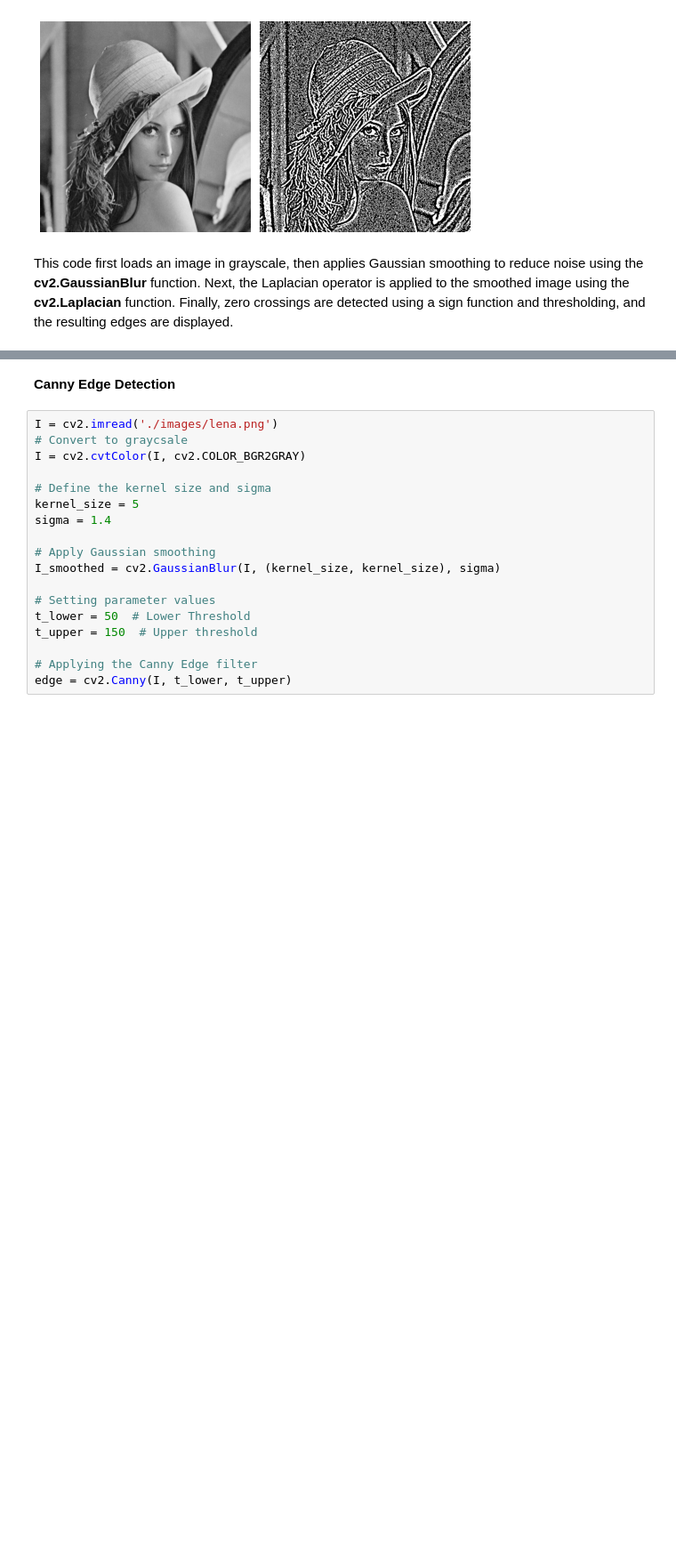
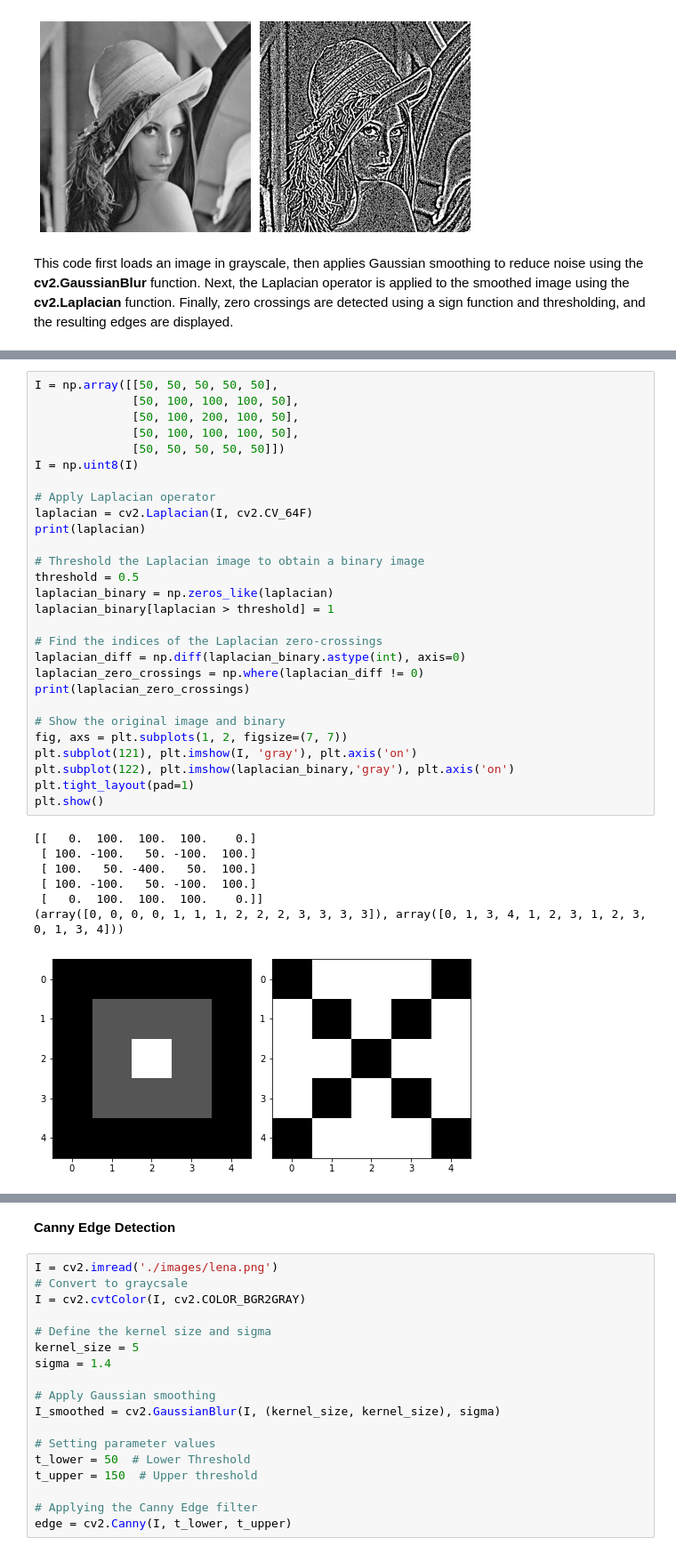
Before and after one commit to myconcordia/COMP478, a Jupyter notebook: EdgeDetection.ipynb, the cells around one changed output, grey strips where cells are left out. Shown at 89% size. Drawn from its saved outputs; the diff is of its cells as text; blank space fills up the shorter version.

```diff
--- a/EdgeDetection.ipynb
+++ b/EdgeDetection.ipynb
@@ -871,0 +935,36 @@ This code first loads an image in grayscale, then applies Gaussian smoothing to
+# %%
+I = np.array([[50, 50, 50, 50, 50],
+              [50, 100, 100, 100, 50],
+              [50, 100, 200, 100, 50],
+              [50, 100, 100, 100, 50],
+              [50, 50, 50, 50, 50]])
+I = np.uint8(I)
+
+# Apply Laplacian operator
+laplacian = cv2.Laplacian(I, cv2.CV_64F)
+print(laplacian)
+
+# Threshold the Laplacian image to obtain a binary image
+threshold = 0.5
+laplacian_binary = np.zeros_like(laplacian)
+laplacian_binary[laplacian > threshold] = 1
+
+# Find the indices of the Laplacian zero-crossings
+laplacian_diff = np.diff(laplacian_binary.astype(int), axis=0)
+laplacian_zero_crossings = np.where(laplacian_diff != 0)
+print(laplacian_zero_crossings)
+
+# Show the original image and binary
+fig, axs = plt.subplots(1, 2, figsize=(7, 7))
+plt.subplot(121), plt.imshow(I, 'gray'), plt.axis('on')
+plt.subplot(122), plt.imshow(laplacian_binary,'gray'), plt.axis('on')
+plt.tight_layout(pad=1)
+plt.show()
+# %% [output]
+[[   0.  100.  100.  100.    0.]
+ [ 100. -100.   50. -100.  100.]
+ [ 100.   50. -400.   50.  100.]
+ [ 100. -100.   50. -100.  100.]
+ [   0.  100.  100.  100.    0.]]
+(array([0, 0, 0, 0, 1, 1, 1, 2, 2, 2, 3, 3, 3, 3]), array([0, 1, 3, 4, 1, 2, 3, 1, 2, 3, 0, 1, 3, 4]))
+[figure, added]
```
Also changed, not shown: parts of 5 cells of this notebook.
